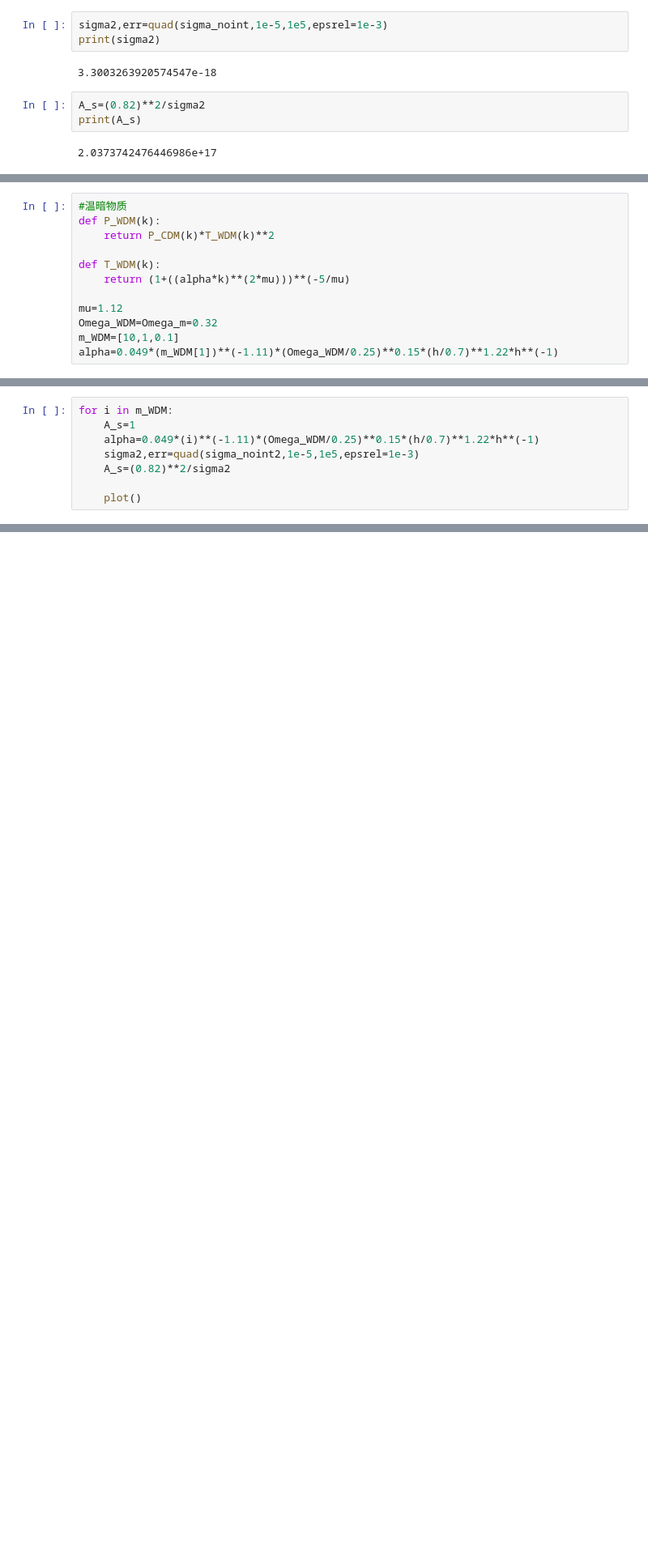
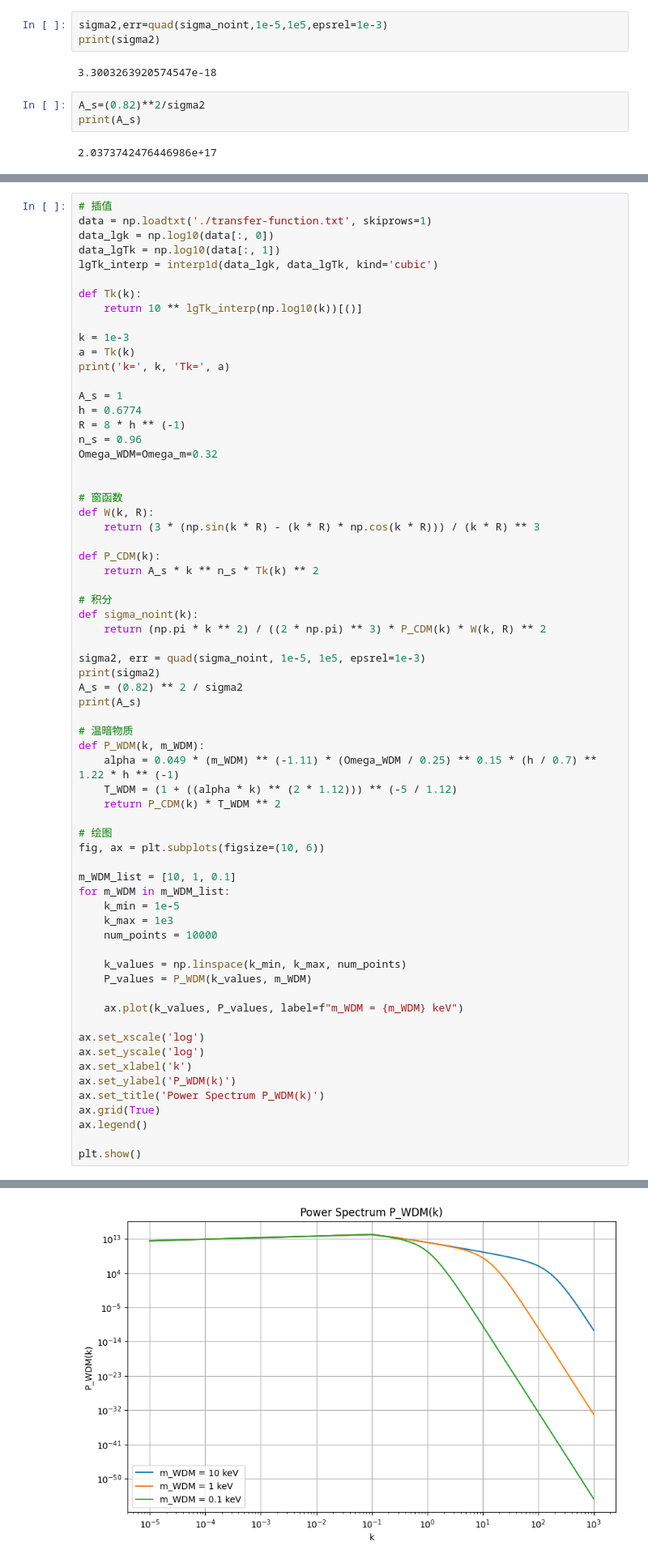
Before and after one commit to suiranruofeng/NumericalMethodsInAstro, a Jupyter notebook: homework1.ipynb, the cells around one changed output, grey strips where cells are left out. Shown: that part at 81% size. Drawn from its saved outputs; the diff is of its cells as text; blank space fills up the shorter version.

```diff
--- a/homework1.ipynb
+++ b/homework1.ipynb
@@ -62,15 +62,3 @@ plt.grid(True)
 plt.show()
 # %% [output]
 [figure]
-# %%
-#温暗物质
-def P_WDM(k):
-    return P_CDM(k)*T_WDM(k)**2
-
-def T_WDM(k):
-    return (1+((alpha*k)**(2*mu)))**(-5/mu)
-
-mu=1.12
-Omega_WDM=Omega_m=0.32
-m_WDM=[10,1,0.1]
-alpha=0.049*(m_WDM[1])**(-1.11)*(Omega_WDM/0.25)**0.15*(h/0.7)**1.22*h**(-1)
@@ -104,8 +64,0 @@ def plot():
-# %%
-for i in m_WDM:
-    A_s=1
-    alpha=0.049*(i)**(-1.11)*(Omega_WDM/0.25)**0.15*(h/0.7)**1.22*h**(-1)
-    sigma2,err=quad(sigma_noint2,1e-5,1e5,epsrel=1e-3)
-    A_s=(0.82)**2/sigma2
-
-    plot()
@@ -115,0 +65,67 @@ for i in m_WDM:
+# %%
+# 插值
+data = np.loadtxt('./transfer-function.txt', skiprows=1)
+data_lgk = np.log10(data[:, 0])
+data_lgTk = np.log10(data[:, 1])
+lgTk_interp = interp1d(data_lgk, data_lgTk, kind='cubic')
+
+def Tk(k):
+    return 10 ** lgTk_interp(np.log10(k))[()]
+
+k = 1e-3
+a = Tk(k)
+print('k=', k, 'Tk=', a)
+
+A_s = 1
+h = 0.6774
+R = 8 * h ** (-1)
+n_s = 0.96
+Omega_WDM=Omega_m=0.32
+
+
+# 窗函数
+def W(k, R):
+    return (3 * (np.sin(k * R) - (k * R) * np.cos(k * R))) / (k * R) ** 3
+
+def P_CDM(k):
+    return A_s * k ** n_s * Tk(k) ** 2
+
+# 积分
+def sigma_noint(k):
+    return (np.pi * k ** 2) / ((2 * np.pi) ** 3) * P_CDM(k) * W(k, R) ** 2
+
+sigma2, err = quad(sigma_noint, 1e-5, 1e5, epsrel=1e-3)
+print(sigma2)
+A_s = (0.82) ** 2 / sigma2
+print(A_s)
+
+# 温暗物质
+def P_WDM(k, m_WDM):
+    alpha = 0.049 * (m_WDM) ** (-1.11) * (Omega_WDM / 0.25) ** 0.15 * (h / 0.7) ** 1.22 * h ** (-1)
+    T_WDM = (1 + ((alpha * k) ** (2 * 1.12))) ** (-5 / 1.12)
+    return P_CDM(k) * T_WDM ** 2
+
+# 绘图
+fig, ax = plt.subplots(figsize=(10, 6))
+
+m_WDM_list = [10, 1, 0.1]
+for m_WDM in m_WDM_list:
+    k_min = 1e-5
+    k_max = 1e3
+    num_points = 10000
+
+    k_values = np.linspace(k_min, k_max, num_points)
+    P_values = P_WDM(k_values, m_WDM)
+
+    ax.plot(k_values, P_values, label=f"m_WDM = {m_WDM} keV")
+
+ax.set_xscale('log')
+ax.set_yscale('log')
+ax.set_xlabel('k')
+ax.set_ylabel('P_WDM(k)')
+ax.set_title('Power Spectrum P_WDM(k)')
+ax.grid(True)
+ax.legend()
+
+plt.show()
+# %% [output]
@@ -115,0 +135 @@ for i in m_WDM:
+[figure, added]
```
Also changed, not shown: parts of 5 cells of this notebook, 4 other files.
